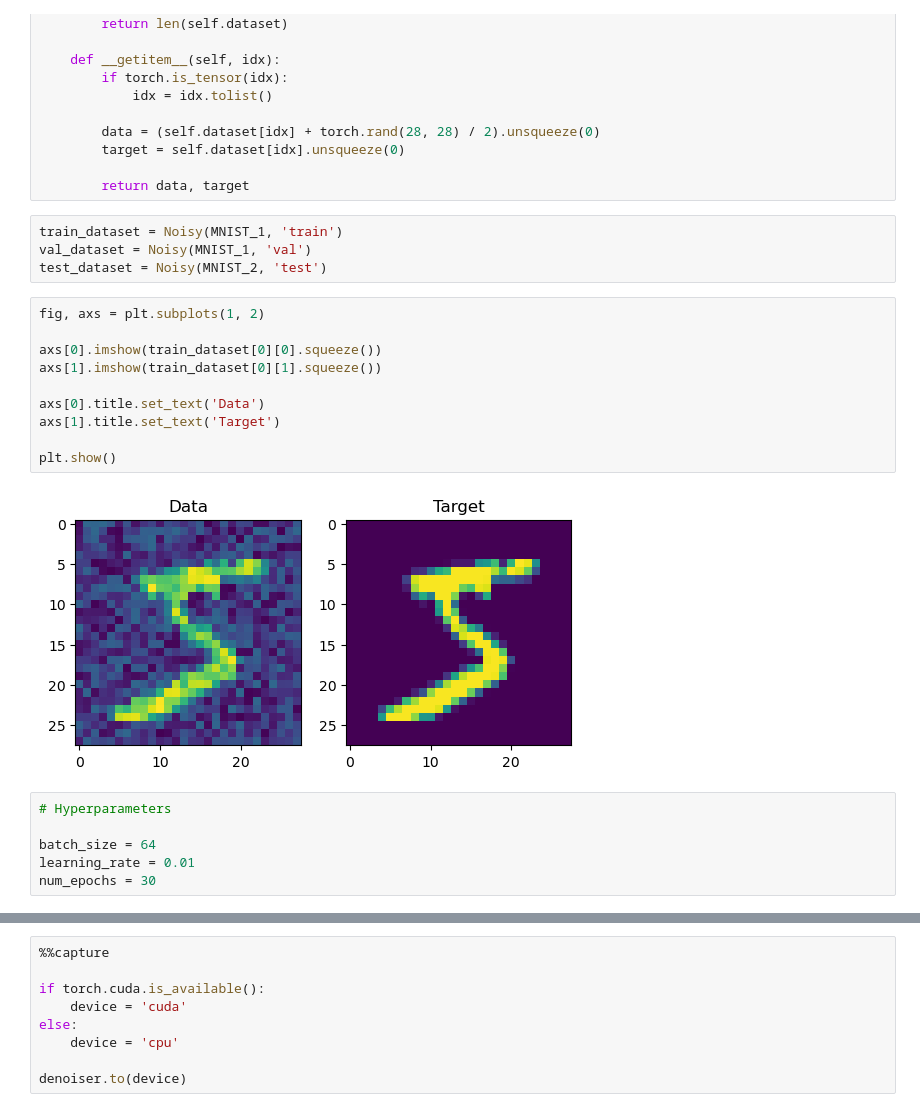
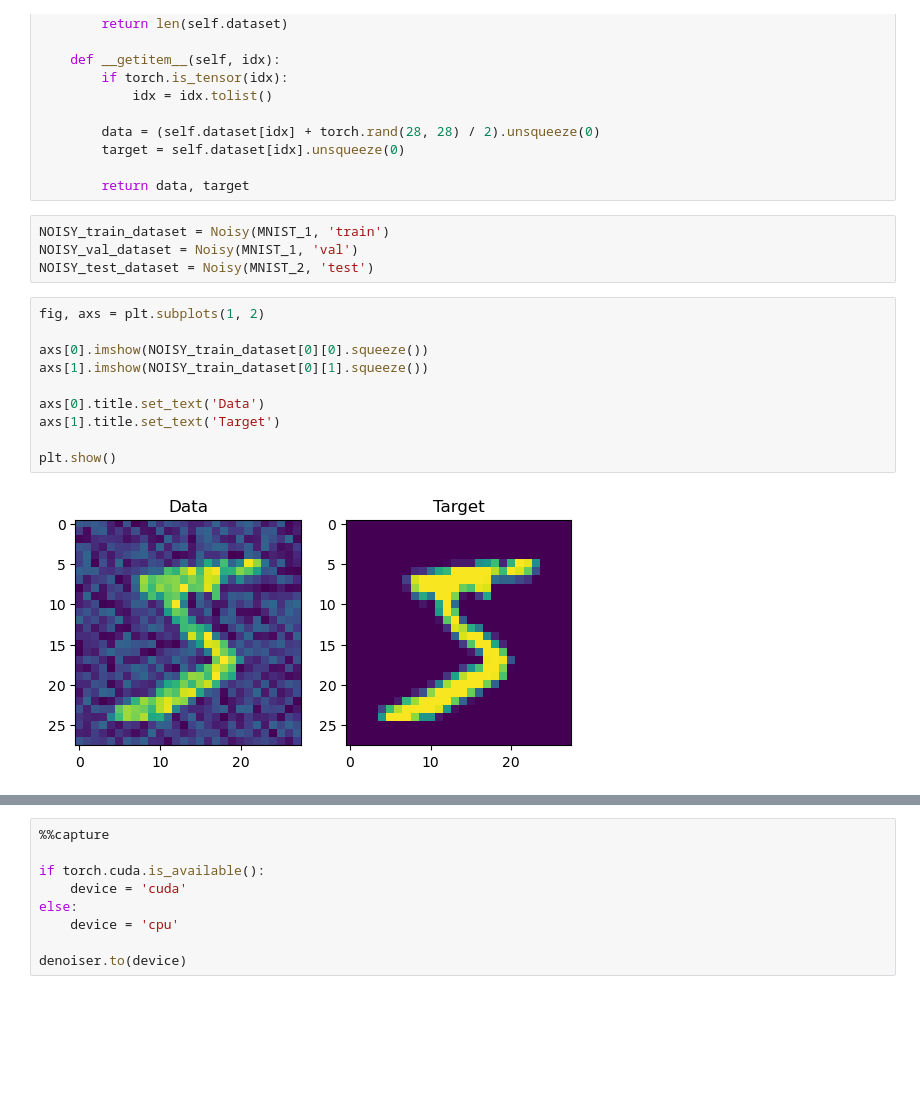
Before and after one commit to krupartea/MNIST-Noise-Reduction, a Jupyter notebook: Noise reduction.ipynb, the cells around one changed output, grey strips where cells are left out. Saved outputs shown, nothing was run; the diff lists cells and outputs as text; blank space fills up the shorter version.

```diff
--- a/Noise reduction.ipynb
+++ b/Noise reduction.ipynb
@@ -48,27 +51,21 @@ class Noisy(torch.utils.data.Dataset):
 
         return data, target
 # %%
-train_dataset = Noisy(MNIST_1, 'train')
-val_dataset = Noisy(MNIST_1, 'val')
-test_dataset = Noisy(MNIST_2, 'test')
+NOISY_train_dataset = Noisy(MNIST_1, 'train')
+NOISY_val_dataset = Noisy(MNIST_1, 'val')
+NOISY_test_dataset = Noisy(MNIST_2, 'test')
 # %%
 fig, axs = plt.subplots(1, 2)
 
-axs[0].imshow(train_dataset[0][0].squeeze())
-axs[1].imshow(train_dataset[0][1].squeeze())
+axs[0].imshow(NOISY_train_dataset[0][0].squeeze())
+axs[1].imshow(NOISY_train_dataset[0][1].squeeze())
 
 axs[0].title.set_text('Data')
 axs[1].title.set_text('Target')
 
 plt.show()
 # %% [output]
-[figure, old version]
+[figure, new version]
-# %%
-# Hyperparameters
-
-batch_size = 64
-learning_rate = 0.01
-num_epochs = 30
 # %%
 denoiser = nn.Sequential(
     # encode
```
Also changed, not shown: parts of 15 cells of this notebook, 2 other files.
